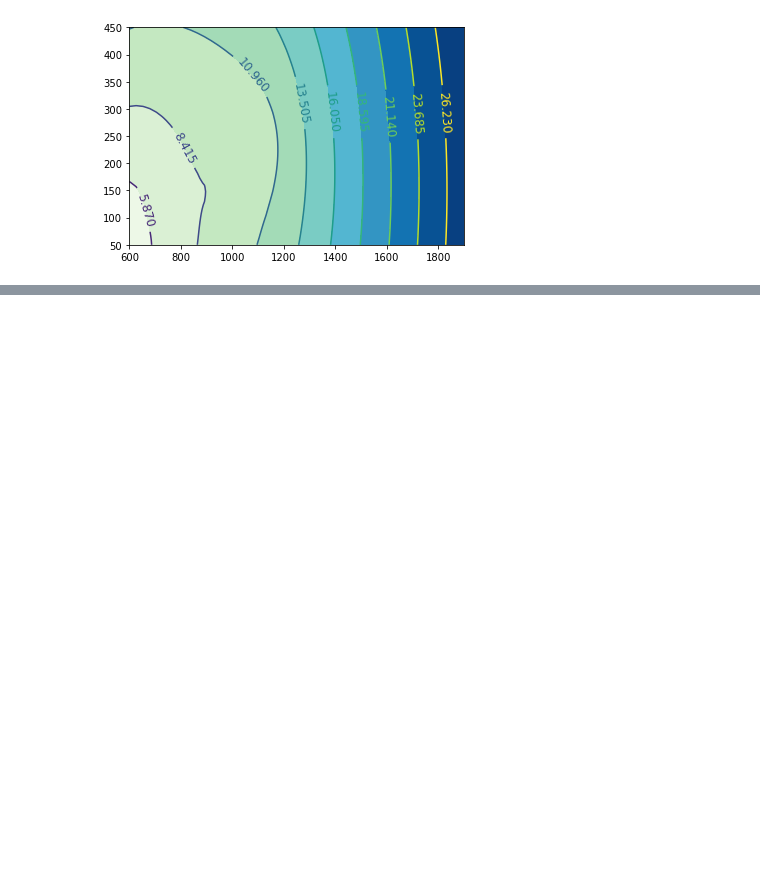
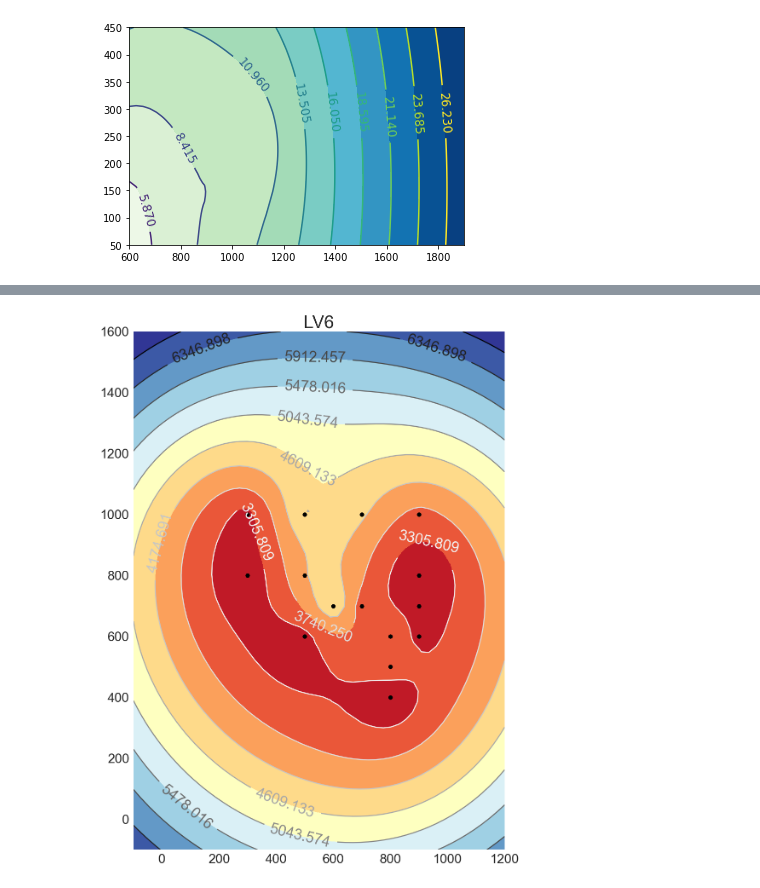
Before and after one commit to shinbutou/tsinghua_hcira, a Jupyter notebook: Earbuds/contour_plotter.ipynb, the cells around one changed output, grey strips where cells are left out. Saved outputs shown, nothing was run; the diff lists cells and outputs as text; code cells hidden in the pictures; blank space fills up the shorter version.

```diff
--- a/Earbuds/contour_plotter.ipynb
+++ b/Earbuds/contour_plotter.ipynb
@@ -73,0 +103,4 @@ avg_array
+# %%
+contour(lv6df, (-100, 1200, 50), (-100, 1600, 50), 'LV6')
+# %% [output]
+[figure, added]
```
Also changed, not shown: parts of 10 cells of this notebook, 3 other files.
